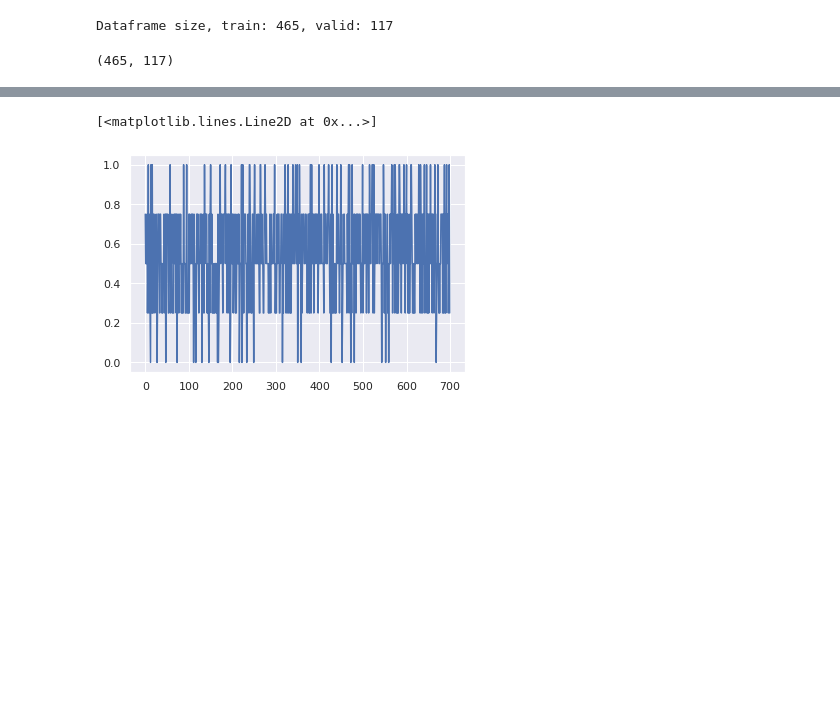
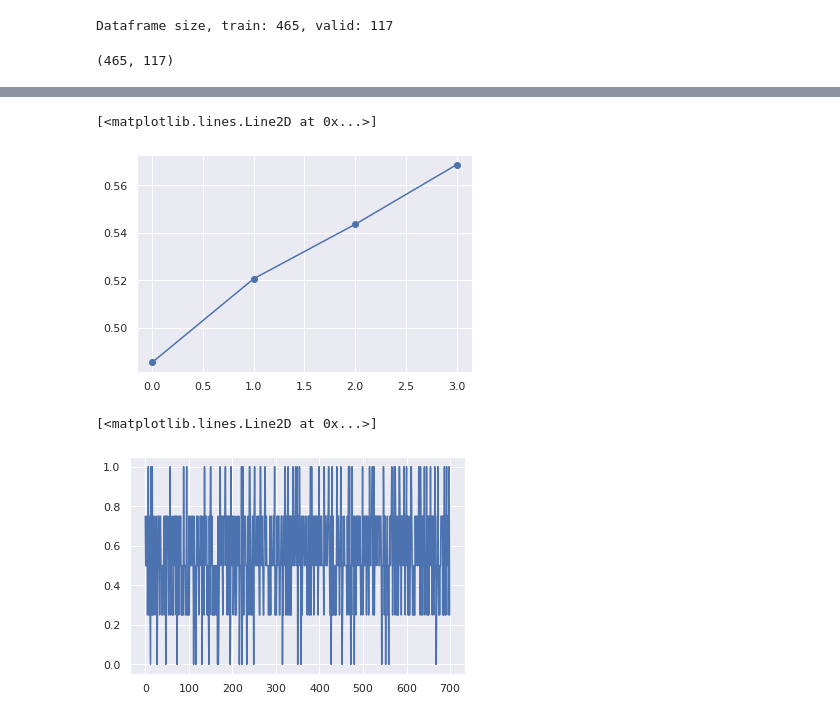
Before and after one commit to MIchaelKa/rsna-brain-tumor, a Jupyter notebook: rsna-brain-tumor-train.ipynb, the cells around one changed output, grey strips where cells are left out. Cells and saved outputs as stored; diff of their text form; code cells hidden in the pictures; blank space fills up the shorter version.

```diff
--- a/rsna-brain-tumor-train.ipynb
+++ b/rsna-brain-tumor-train.ipynb
@@ -749,3 +777,8 @@ plt.plot(loss_meter.moving_average(0.95))
+# %%
+plt.plot(train_info['valid_score_history'], '-o')
+# %% [output]
+[<matplotlib.lines.Line2D at 0x...>]
+[figure, added]
 # %%
 plt.plot(score_meter.history)
 # plt.plot(score_meter.moving_average(0.95))
```
Also changed, not shown: parts of 37 cells of this notebook, 4 other files.
